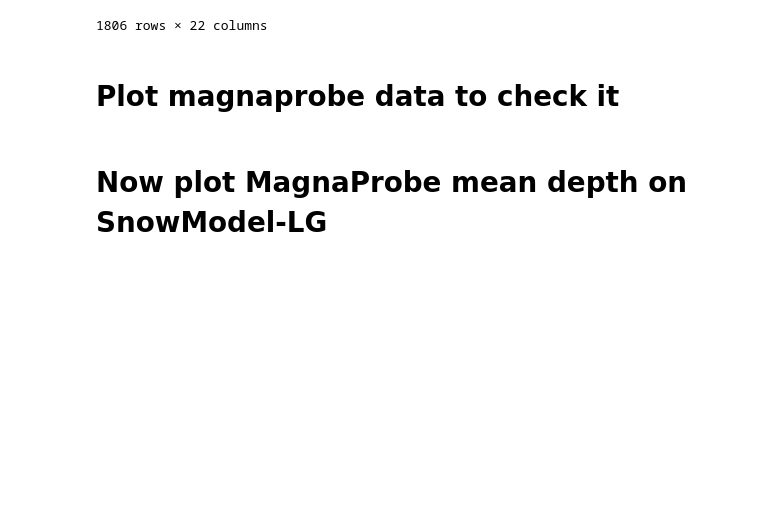
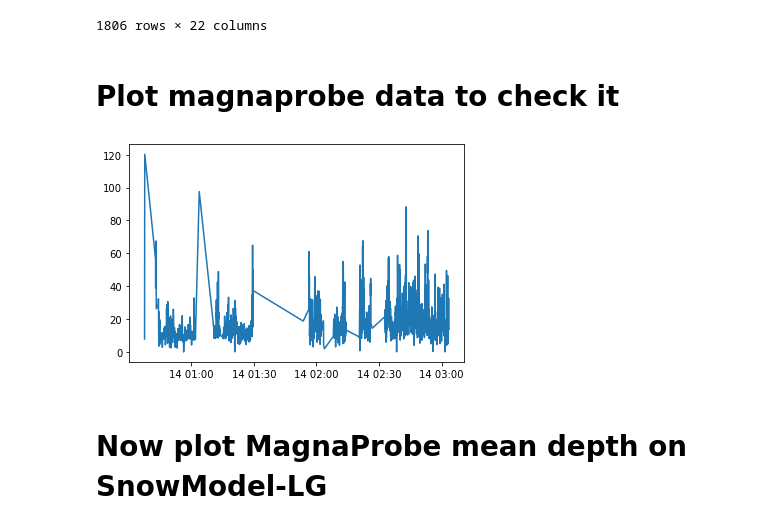
Before and after one commit to robbiemallett/SnowModel_nearest_Polarstern, a Jupyter notebook: compare_SM_to_magna.ipynb, the cells around one changed output. Saved outputs shown, nothing was run; the diff lists cells and outputs as text; code cells hidden in the pictures; blank space fills up the shorter version.

Commit message:
magna

```diff
--- a/compare_SM_to_magna.ipynb
+++ b/compare_SM_to_magna.ipynb
@@ -64,8 +64,9 @@ magna_df
 # Plot magnaprobe data to check it
 # %%
 plt.plot(magna_df.index, magna_df['DepthCm'])
-plt.xticks(magna_df.index[::30],rotation=90)
 plt.show()
+# %% [output]
+[figure, added]
 # %% [markdown]
 # Now plot MagnaProbe mean depth on SnowModel-LG
 # %%
```
Also changed, not shown: parts of 4 cells of this notebook, 1 other file.
